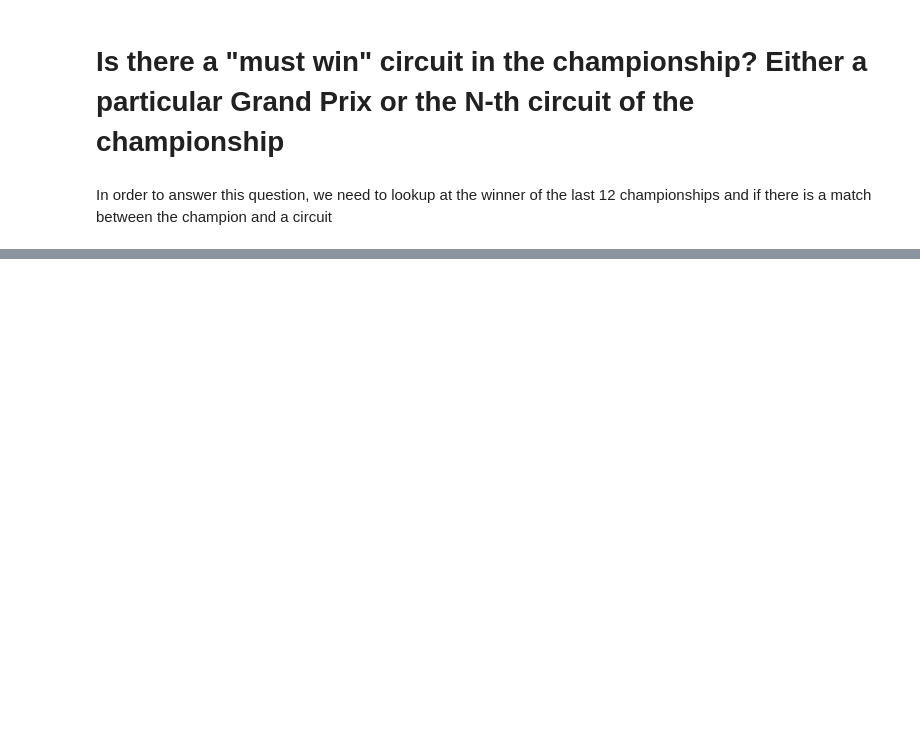
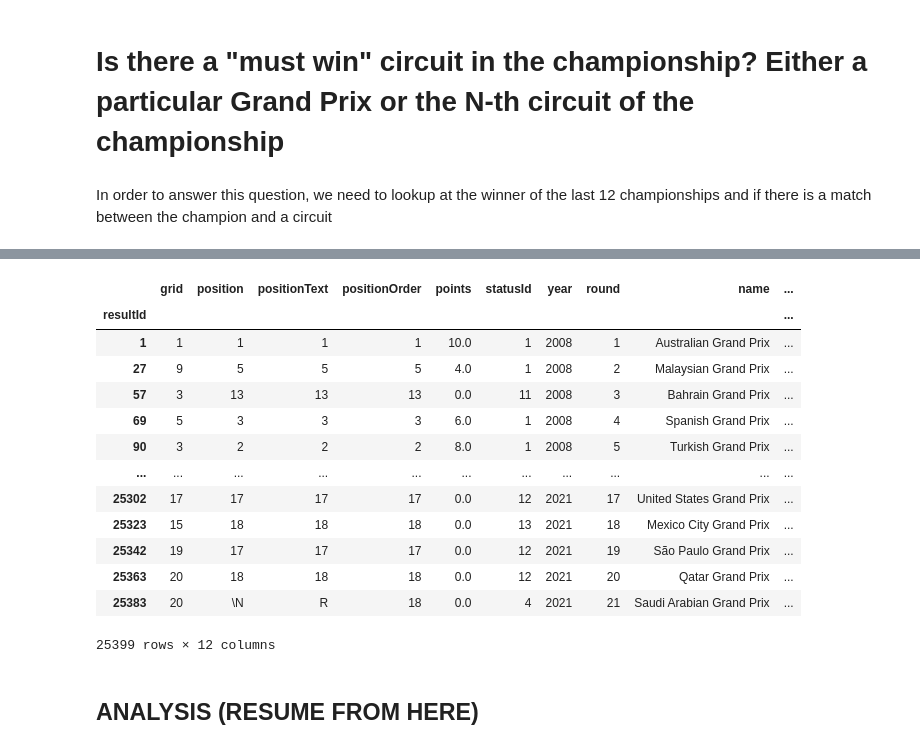
Before and after one commit to sriodelima/F1_Project, a Jupyter notebook: Formula One World Championship.ipynb, the cells around one changed output, grey strips where cells are left out. Drawn from its saved outputs; the diff is of its cells as text; code cells hidden in the pictures; blank space fills up the shorter version.

```diff
--- a/Formula One World Championship.ipynb
+++ b/Formula One World Championship.ipynb
@@ -122,0 +77,2 @@ NameError: name 'save_data' is not defined
+# %%
+races = races.drop(['date','time','url'], axis=1)
@@ -122,0 +90,3 @@ NameError: name 'save_data' is not defined
+# %%
+df_sub_data1 = results.merge(races, on='raceId', how='inner')
+df_sub_data1.head()
@@ -122,0 +120,17 @@ NameError: name 'save_data' is not defined
+# %%
+df_data.set_index('resultId')
+# %% [output]
+|  | grid | position | positionText | positionOrder | points | statusId | year | round | name | ... |
+| resultId |  |  |  |  |  |  |  |  |  | ... |
+| 1 | 1 | 1 | 1 | 1 | 10.0 | 1 | 2008 | 1 | Australian Grand Prix | ... |
+| 27 | 9 | 5 | 5 | 5 | 4.0 | 1 | 2008 | 2 | Malaysian Grand Prix | ... |
+| 57 | 3 | 13 | 13 | 13 | 0.0 | 11 | 2008 | 3 | Bahrain Grand Prix | ... |
+| 69 | 5 | 3 | 3 | 3 | 6.0 | 1 | 2008 | 4 | Spanish Grand Prix | ... |
+| 90 | 3 | 2 | 2 | 2 | 8.0 | 1 | 2008 | 5 | Turkish Grand Prix | ... |
+| ... | ... | ... | ... | ... | ... | ... | ... | ... | ... | ... |
+| 25302 | 17 | 17 | 17 | 17 | 0.0 | 12 | 2021 | 17 | United States Grand Prix | ... |
+| 25323 | 15 | 18 | 18 | 18 | 0.0 | 13 | 2021 | 18 | Mexico City Grand Prix | ... |
+| 25342 | 19 | 17 | 17 | 17 | 0.0 | 12 | 2021 | 19 | São Paulo Grand Prix | ... |
+| 25363 | 20 | 18 | 18 | 18 | 0.0 | 12 | 2021 | 20 | Qatar Grand Prix | ... |
+| 25383 | 20 | \N | R | 18 | 0.0 | 4 | 2021 | 21 | Saudi Arabian Grand Prix | ... |
+25399 rows × 12 columns
@@ -122,0 +139,2 @@ NameError: name 'save_data' is not defined
+# %% [markdown]
+## ANALYSIS (RESUME FROM HERE)
```
Also changed, not shown: parts of 43 cells of this notebook.
